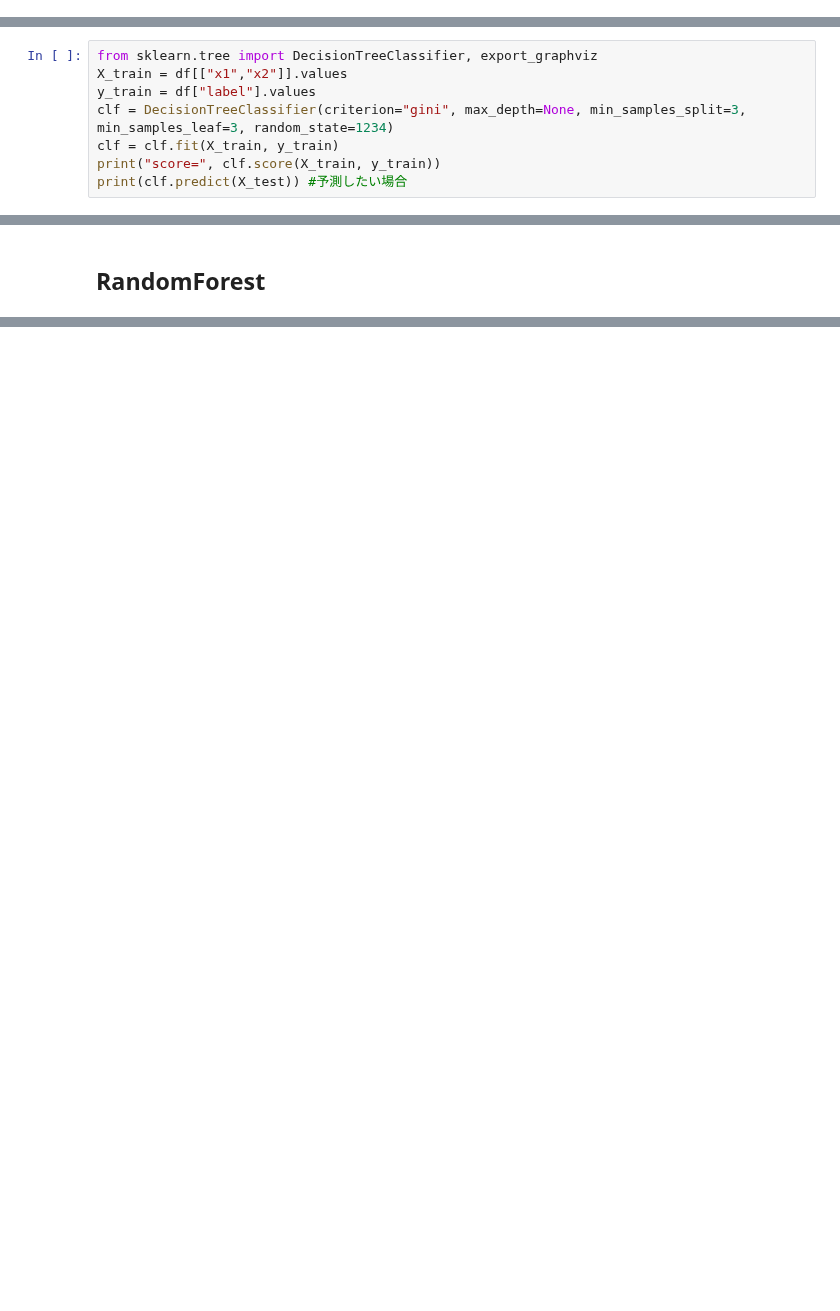
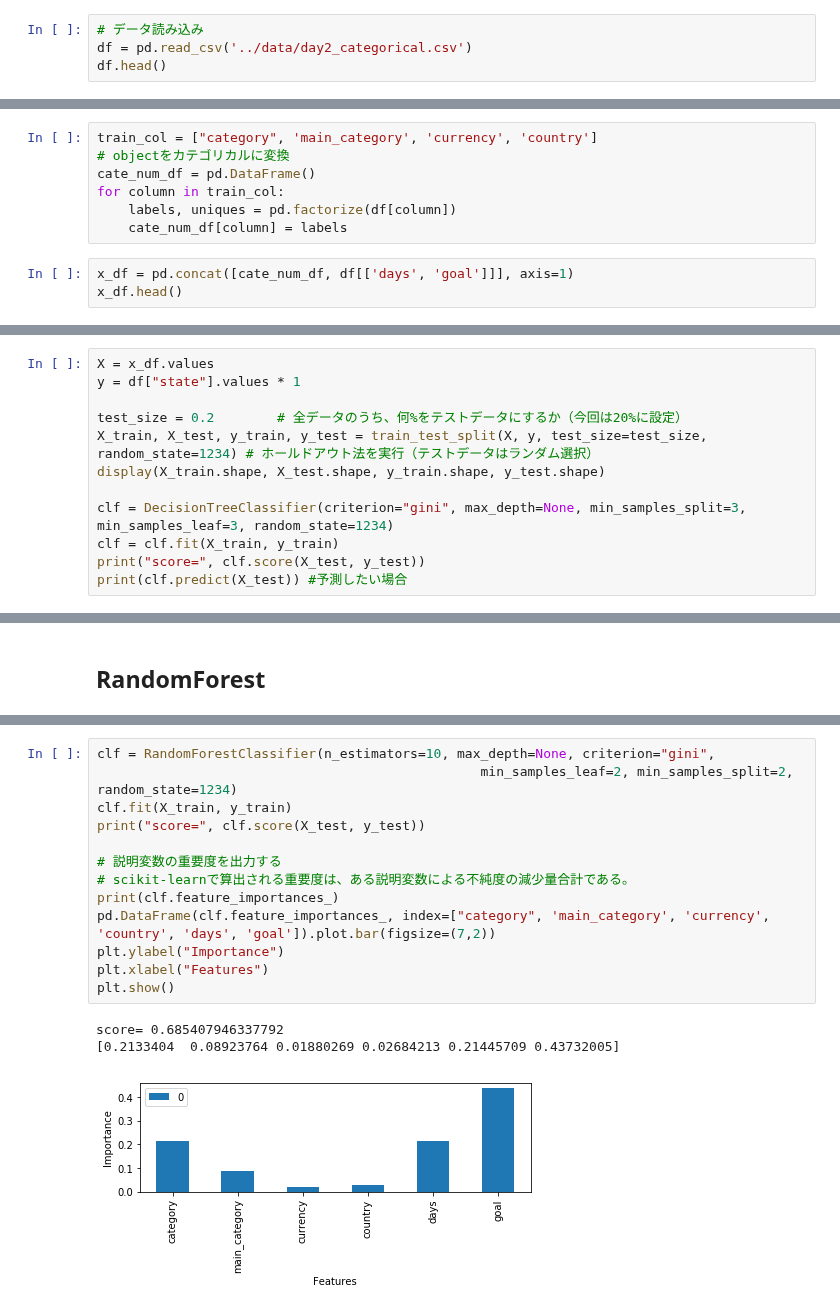
Before and after one commit to dychi/skillup-ai, a Jupyter notebook: kickstarter/Day3/RandomForest.ipynb, the cells around one changed output, grey strips where cells are left out. Saved outputs shown, nothing was run; the diff lists cells and outputs as text; blank space fills up the shorter version.

```diff
--- a/kickstarter/Day3/RandomForest.ipynb
+++ b/kickstarter/Day3/RandomForest.ipynb
@@ -16,0 +19,4 @@ from sklearn.feature_selection import RFECV
+# %%
+# データ読み込み
+df = pd.read_csv('../data/day2_categorical.csv')
+df.head()
@@ -17,2 +30,12 @@ from sklearn.feature_selection import RFECV
 # %% [markdown]
 ## DecisionTree
+# %%
+train_col = ["category", 'main_category', 'currency', 'country']
+# objectをカテゴリカルに変換
+cate_num_df = pd.DataFrame()
+for column in train_col:
+    labels, uniques = pd.factorize(df[column])
+    cate_num_df[column] = labels
+# %%
+x_df = pd.concat([cate_num_df, df[['days', 'goal']]], axis=1)
+x_df.head()
@@ -19,8 +49,12 @@ from sklearn.feature_selection import RFECV
 # %%
-from sklearn.tree import DecisionTreeClassifier, export_graphviz
-X_train = df[["x1","x2"]].values
-y_train = df["label"].values
+X = x_df.values
+y = df["state"].values * 1
+
+test_size = 0.2        # 全データのうち、何%をテストデータにするか（今回は20%に設定）
+X_train, X_test, y_train, y_test = train_test_split(X, y, test_size=test_size, random_state=1234) # ホールドアウト法を実行（テストデータはランダム選択）
+display(X_train.shape, X_test.shape, y_train.shape, y_test.shape)
+
 clf = DecisionTreeClassifier(criterion="gini", max_depth=None, min_samples_split=3, min_samples_leaf=3, random_state=1234)
 clf = clf.fit(X_train, y_train)
-print("score=", clf.score(X_train, y_train))
+print("score=", clf.score(X_test, y_test))
 print(clf.predict(X_test)) #予測したい場合
@@ -28,0 +74,17 @@ print(clf.predict(X_test)) #予測したい場合
+# %%
+clf = RandomForestClassifier(n_estimators=10, max_depth=None, criterion="gini",
+                                                 min_samples_leaf=2, min_samples_split=2, random_state=1234)
+clf.fit(X_train, y_train)
+print("score=", clf.score(X_test, y_test))
+
+# 説明変数の重要度を出力する
+# scikit-learnで算出される重要度は、ある説明変数による不純度の減少量合計である。
+print(clf.feature_importances_)
+pd.DataFrame(clf.feature_importances_, index=["category", 'main_category', 'currency', 'country', 'days', 'goal']).plot.bar(figsize=(7,2))
+plt.ylabel("Importance")
+plt.xlabel("Features")
+plt.show()
+# %% [output]
+score= 0.685407946337792
+[0.2133404  0.08923764 0.01880269 0.02684213 0.21445709 0.43732005]
+[figure, added]
```
Also changed, not shown: parts of 24 cells of this notebook, 1 other file.
